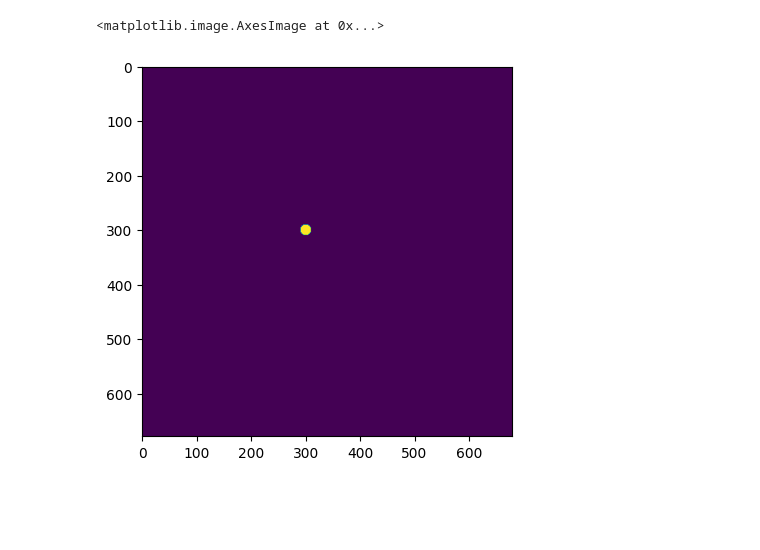
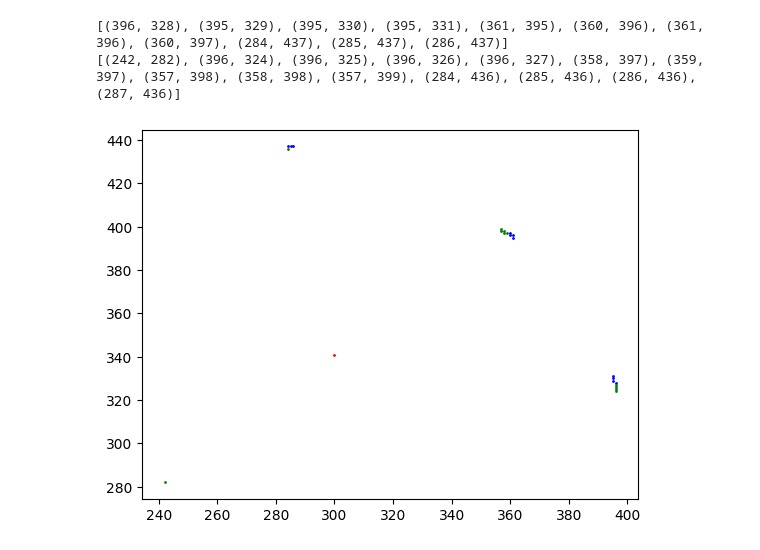
Before and after one commit to diceandcats/SURE-GW-lensing, a Jupyter notebook: Real stuffs/subpixel.ipynb, the cells around one changed output. Drawn from its saved outputs; the diff is of its cells as text; code cells hidden in the pictures; blank space fills up the shorter version.

```diff
--- a/Real stuffs/subpixel.ipynb
+++ b/Real stuffs/subpixel.ipynb
@@ -51,12 +53,32 @@ plt.imshow(alpha_y_2d)
-# %%
-# make a subpixel circle
-def circle(radius, center):
-    x = np.linspace(0, size, 679)
-    y = np.linspace(0, size, 679)
-    x, y = np.meshgrid(x, y)
-    return (x - center[0])**2 + (y - center[1])**2 < radius**2
-
-plt.imshow(circle(10, (300, 300)))
-# %% [output]
-<matplotlib.image.AxesImage at 0x...>
-[figure, removed]
+# %%
+# make a subpixel circle
+center = (300, 340.9)
+radius = 0.2
+
+# locate the source plane pixel that the center of the circle is in
+nbh_ceil = (center[0], ceil(center[1]))
+nbh_floor = (center[0], floor(center[1]))
+img_int_up = []
+img_int_down = []
+for i in range(size):
+    for j in range(size):
+        ycoord = i-alpha_y_2d[i,j] # src coord
+        xcoord = j-alpha_x_2d[i,j]
+        if ycoord<0 or ycoord>677 or xcoord<0 or xcoord>677:
+            continue
+        if round(ycoord) == nbh_ceil[1] and round(xcoord) == nbh_ceil[0]:
+            img_int_up.append((j,i)) #(x,y)
+        if round(ycoord) == nbh_floor[1] and round(xcoord) == nbh_floor[0]:
+            img_int_down.append((j,i)) #(x,y)
+
+
+plt.scatter(center[0], center[1], c='r', s=1)
+for i in range(len(img_int_up)):
+    plt.scatter(img_int_up[i][0], img_int_up[i][1], c='b', s=1)
+    plt.scatter(img_int_down[i][0], img_int_down[i][1], c='g', s=1)
+print(img_int_up)
+print(img_int_down)
+# %% [output]
+[(396, 328), (395, 329), (395, 330), (395, 331), (361, 395), (360, 396), (361, 396), (360, 397), (284, 437), (285, 437), (286, 437)]
+[(242, 282), (396, 324), (396, 325), (396, 326), (396, 327), (358, 397), (359, 397), (357, 398), (358, 398), (357, 399), (284, 436), (285, 436), (286, 436), (287, 436)]
+[figure, added]
```
Also changed, not shown: parts of 2 cells of this notebook, 1 other file.
